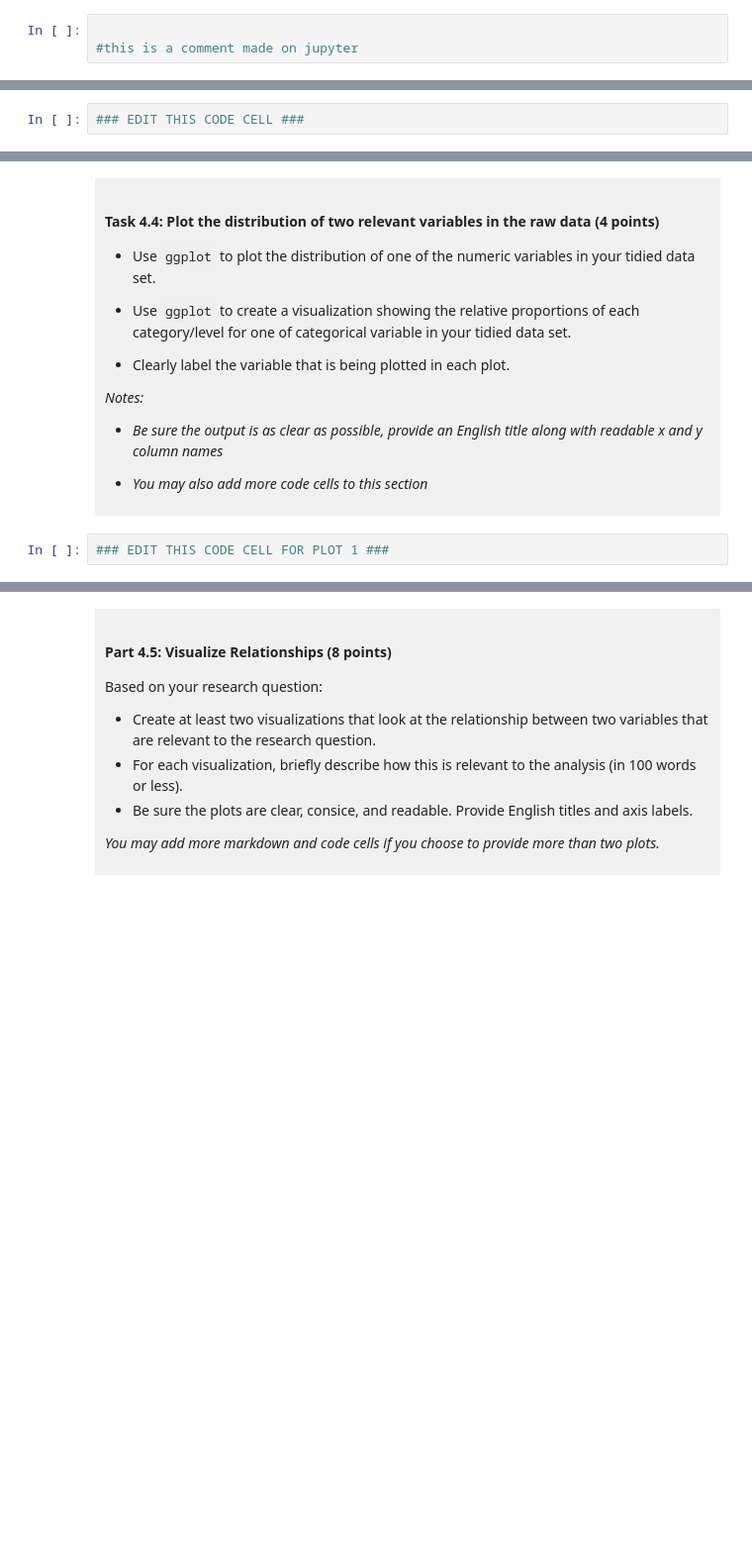
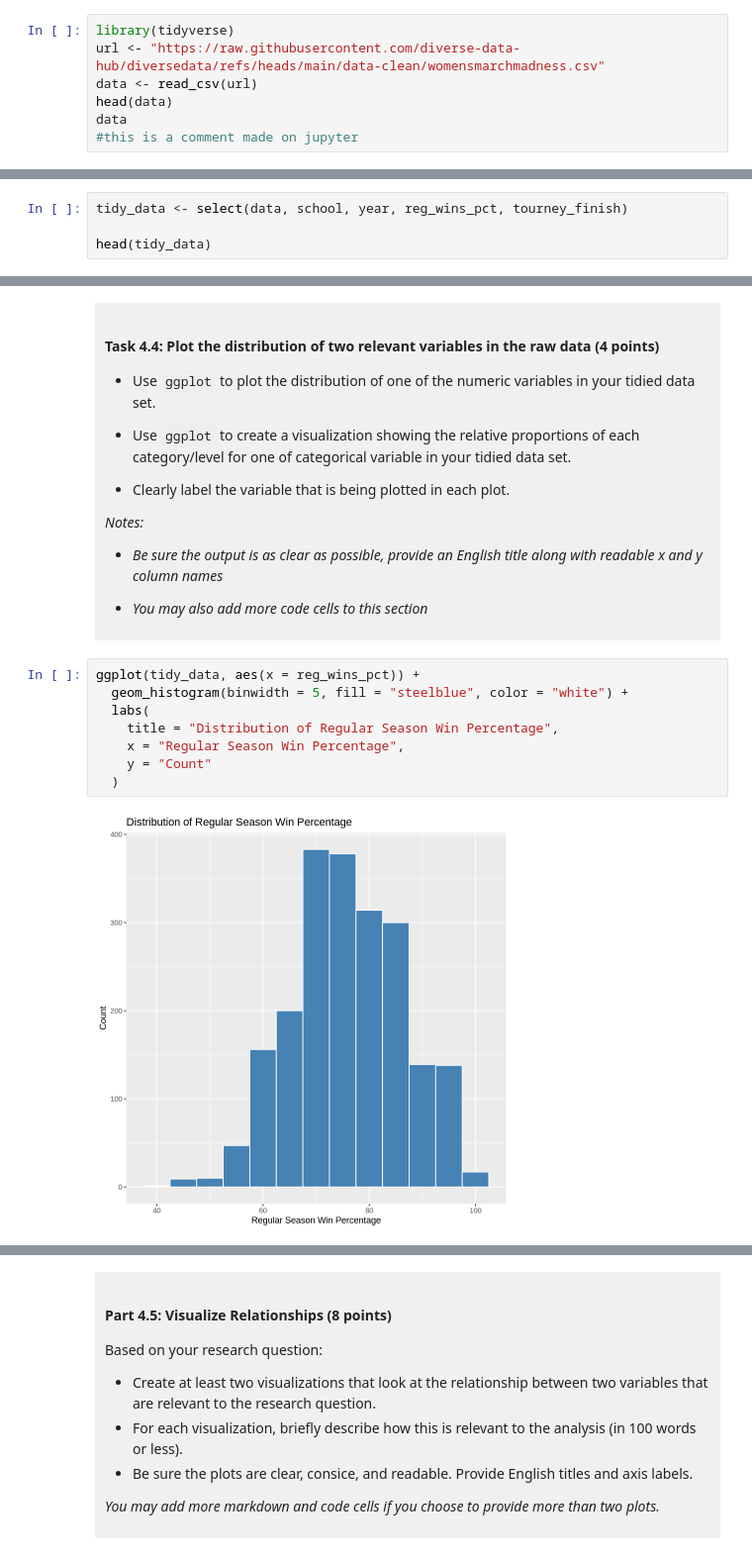
Before and after one commit to daneil369/dsci-100-project-daniel-seo, a Jupyter notebook: dsci-100-project-notebook.ipynb, the cells around one changed output, grey strips where cells are left out. Shown at 99% size. Cells and saved outputs as stored; diff of their text form; blank space fills up the shorter version.

```diff
--- a/dsci-100-project-notebook.ipynb
+++ b/dsci-100-project-notebook.ipynb
@@ -128,5 +128,9 @@ To help you with the analysis, here is a table of descriptions of each of the va
 
 </div>
 # %%
-
+library(tidyverse)
+url <- "https://raw.githubusercontent.com/diverse-data-hub/diversedata/refs/heads/main/data-clean/womensmarchmadness.csv"
+data <- read_csv(url)
+head(data)
+data
 #this is a comment made on jupyter
@@ -189,4 +240,6 @@ Produce a tidy data set that could be used to answer your research question usin
 
 </div>
 # %%
-### EDIT THIS CODE CELL ###
+tidy_data <- select(data, school, year, reg_wins_pct, tourney_finish)
+
+head(tidy_data)
@@ -257,5 +331,13 @@ You will refine your research question (if needed) and produce a tidy data set.
 
 </div>
 # %%
-### EDIT THIS CODE CELL FOR PLOT 1 ###
+ggplot(tidy_data, aes(x = reg_wins_pct)) +
+  geom_histogram(binwidth = 5, fill = "steelblue", color = "white") +
+  labs(
+    title = "Distribution of Regular Season Win Percentage",
+    x = "Regular Season Win Percentage",
+    y = "Count"
+  )
+# %% [output]
+[figure, added]
 # %%
```
Also changed, not shown: parts of 8 cells of this notebook.
